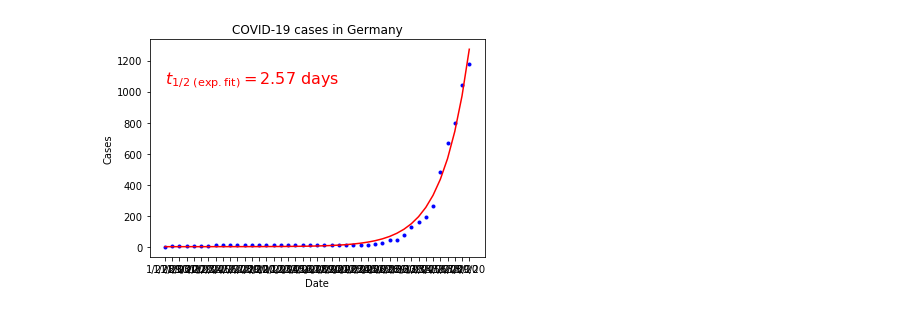
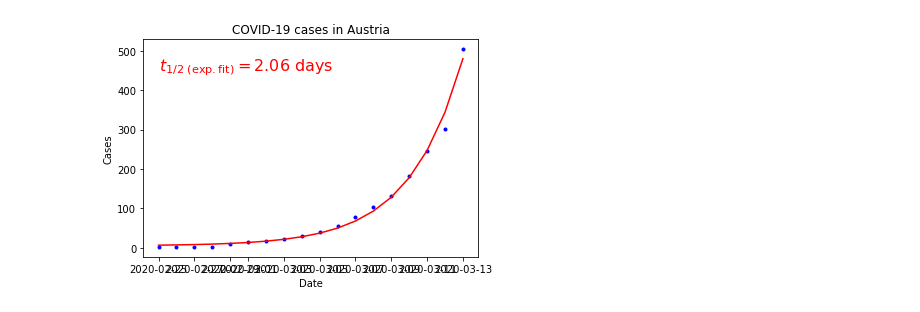
Before and after one commit to breichholf/covid-plots, a Jupyter notebook: COVID-19 ploting.ipynb, the cells around one changed output. Saved outputs shown, nothing was run; the diff lists cells and outputs as text; code cells hidden in the pictures.

Commit message:
Python and R data exploration

```diff
--- a/COVID-19 ploting.ipynb
+++ b/COVID-19 ploting.ipynb
@@ -8,40 +9,38 @@ from scipy.optimize import curve_fit
 from typing import Tuple
 # %%
 def download_data():
-    url = "https://raw.githubusercontent.com/CSSEGISandData/COVID-19/master/csse_covid_19_data/csse_covid_19_time_series/time_series_19-covid-Confirmed.csv"
-    PROXY = dict(http="http://localhost:8080", https="http://localhost:8080")
-    url_req = requests.get(url, proxies=PROXY)
-    covid_timeseries = pd.read_csv(StringIO(url_req.text))
+    data_url = "https://raw.githubusercontent.com/CSSEGISandData/COVID-19/master/csse_covid_19_data/csse_covid_19_time_series/time_series_19-covid-Confirmed.csv"
+    url_req = requests.get(data_url).content
+    covid_timeseries = pd.read_csv(StringIO(url_req.decode('utf-8')))
     return covid_timeseries.rename(columns={"Province/State": "province_state",
                                             "Country/Region": "country_region",
                                             "Lat": "lat",
                                             "Long": "long"})
 # %%
-def get_country_data(covid_df: pd.DataFrame, country: str) -> pd.DataFrame:
-    return (
+def melt_data(covid_df: pd.DataFrame) -> pd.DataFrame:
+    melted = (
         covid_df
-        .query('country_region == @country')
-        .drop(columns="province_state")
-        .melt(id_vars=['country_region', 'lat', 'long'],
-              var_name="date",
-              value_name="cases")
+        .melt(id_vars=['country_region', 'province_state', 'lat', 'long'],
+              var_name="date", value_name="cases")
     )
+    melted['date'] = melted['date'].astype('datetime64[ns]')
+    return melted
 # %%
 def exp_fit(x, a, b, c):
     return a * np.exp(b * x) + c
 # %%
 def calc_country_fit(country: pd.DataFrame) -> Tuple[np.ndarray, np.ndarray, np.ndarray, np.ndarray]:
-    country_gt0 = country.query('cases > 0')
-    x = country_gt0['cases'].reset_index().index.values
-    y = country_gt0['cases'].values
+    x = country['cases'].reset_index(drop=True).index.values
+    y = country['cases'].values
 
     country_vars, country_cov = curve_fit(exp_fit, x, y)
     return x, y, country_vars, country_cov
 # %%
 def plot_fit(country: pd.DataFrame):
-    cases_gt0 = country.query('cases > 0')
-    country_name = cases_gt0.reset_index()['country_region'].iloc[0]
-    x, y, country_vars, country_cov = calc_country_fit(country)
+    cases_gt0 = country.query('cases > 0').reset_index()
+    country_name = cases_gt0['country_region'].iloc[0]
+    x, y, country_vars, country_cov = calc_country_fit(cases_gt0)
+    print(country_vars)
     doubling_time = np.log(2) / country_vars[1]
     doubling_text = r'$t_{1/2 \ \mathrm{(exp. fit)}} = %.2f \ \mathrm{days}$' % doubling_time
     max_y = np.amax(y) // 10
@@ -51,5 +50,6 @@ def plot_fit(country: pd.DataFrame):
     plt.title(f'COVID-19 cases in {country_name}')
     plt.xlabel('Date')
     plt.ylabel('Cases')
-    plt.text(0, max_y * 9, doubling_text, {'color': 'r', 'fontsize': 16})
+    plt.text(cases_gt0['date'].iloc[0], max_y * 9,
+             doubling_text, {'color': 'r', 'fontsize': 16})
     plt.show()
@@ -68,6 +56,7 @@ plot_fit(country_data)
-# %%
-raw_df = download_data()
-country_data = get_country_data(raw_df, "Germany")
-plot_fit(country_data)
-# %% [output]
-[figure, removed]
+# %%
+raw_df = download_data()
+countries_melted = melt_data(raw_df)
+at_data = countries_melted.query('country_region == "Austria"').drop(columns='province_state').reset_index(drop=True)
+plot_fit(at_data)
+# %% [output]
+[figure, added]
```
Also changed, not shown: parts of 16 cells of this notebook, 2 other files.
